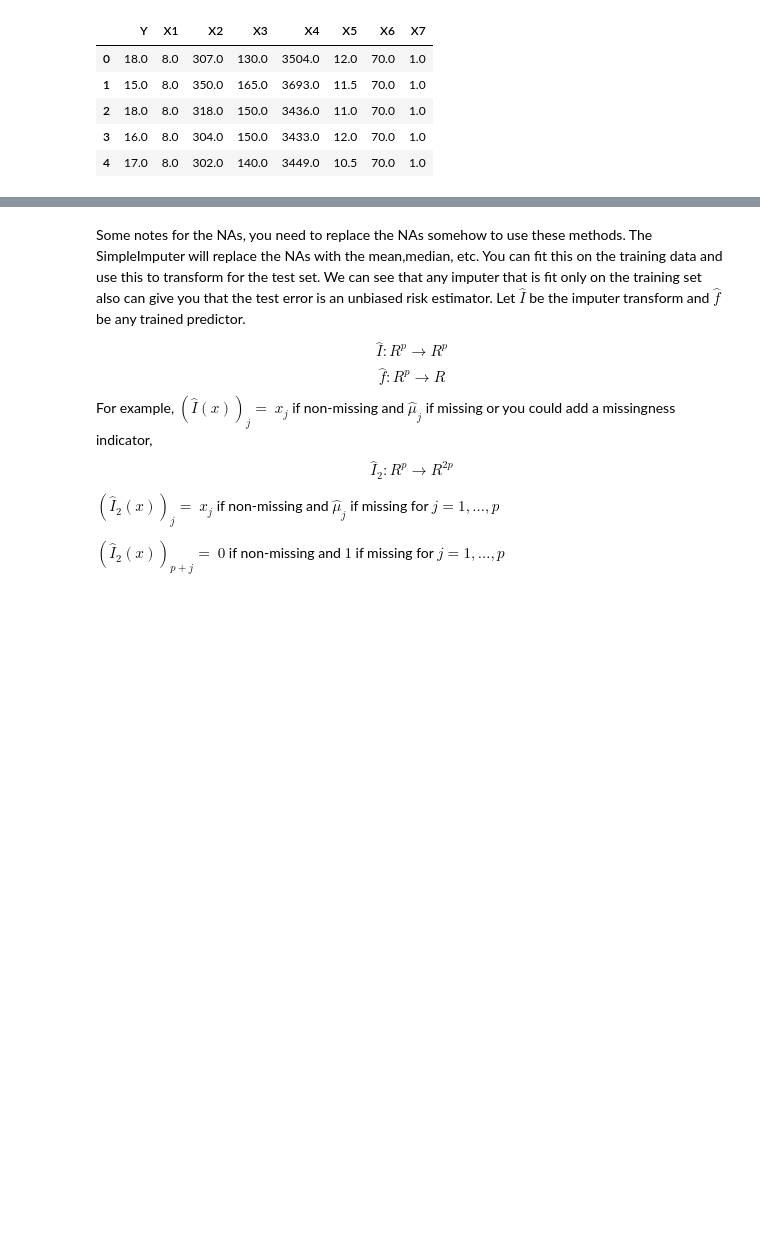
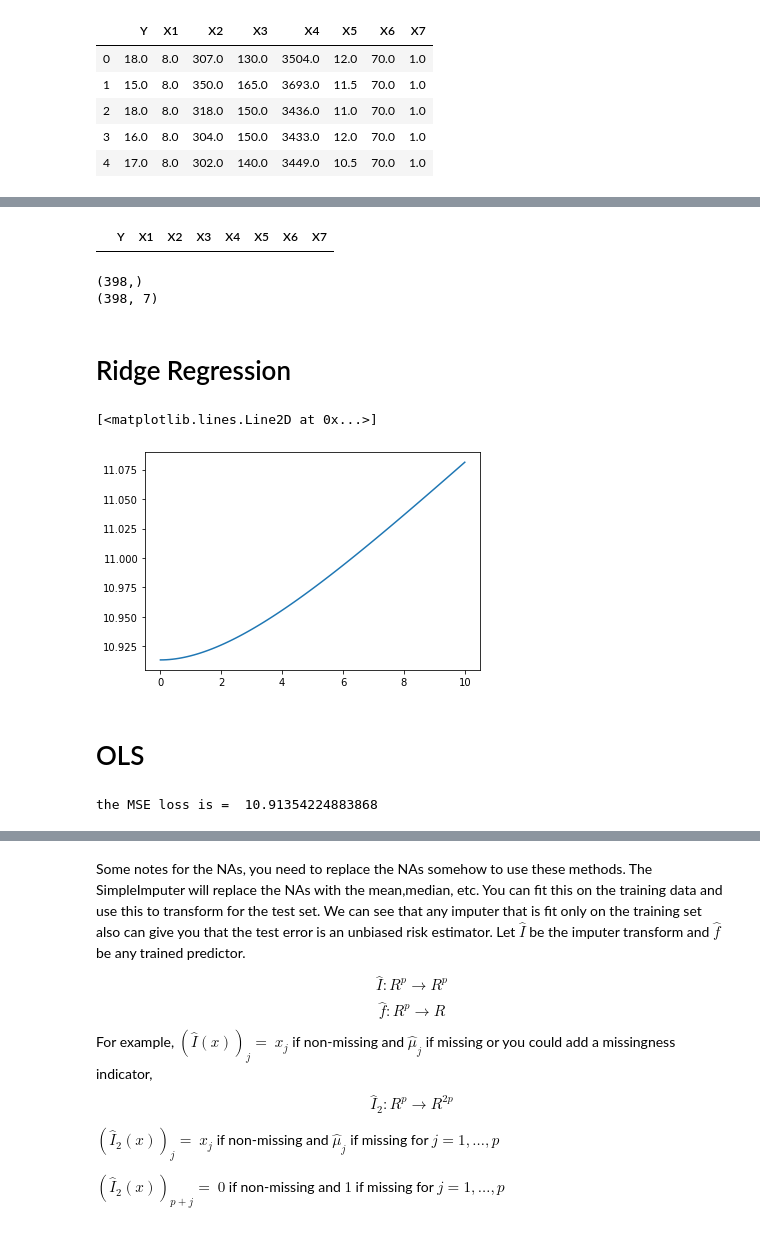
Before and after one commit to kvali7/Stat-ML-Playground, a Jupyter notebook: hw1/hw1.ipynb, the cells around one changed output, grey strips where cells are left out. Drawn from its saved outputs; the diff is of its cells as text; code cells hidden in the pictures; blank space fills up the shorter version.

```diff
--- a/hw1/hw1.ipynb
+++ b/hw1/hw1.ipynb
@@ -171,0 +189,7 @@ data_mat.head()
+# %%
+# check for nans
+isNulls = data_mat.isnull().values == True
+numNulls = np.sum(isNulls)
+print("the count of nulls is = ", numNulls)
+meanX3 = data_mat.describe().X3['mean']
+print("the mean of X3 is ", meanX3)
@@ -171,0 +212,3 @@ data_mat.head()
+# %%
+data_mat["X3"] = data_mat["X3"].fillna(meanX3)
+data_mat[isNulls]
@@ -171,0 +223,41 @@ data_mat.head()
+# %%
+# check to see if any other Nulls remain
+data_mat[data_mat.isnull().values == True]
+# %% [output]
+|  | Y | X1 | X2 | X3 | X4 | X5 | X6 | X7 |
+# %%
+# now we split the data to X and y arrays
+y = np.array(data_mat["Y"])
+print(y.shape)
+del data_mat["Y"]
+X = np.array(data_mat)
+n,p = X.shape
+print(X.shape)
+# %% [output]
+(398,)
+(398, 7)
+# %%
+# standardizing the data
+Scaler = StandardScaler()
+Scaler.fit(X)
+X_std = Scaler.transform(X)
+# %% [markdown]
+# Ridge Regression
+# %%
+ridgeModels = [Ridge(alpha = alpha, fit_intercept=True).fit(X_std,y) for alpha in np.arange(0, 10.001, 0.1)]
+mseRidge = [metrics.mean_squared_error(y,m.predict(X_std)) for m in ridgeModels]
+
+plt.plot(np.arange(0, 10.001, 0.1), mseRidge)
+# %% [output]
+[<matplotlib.lines.Line2D at 0x...>]
+[figure, added]
+# %% [markdown]
+# OLS
+# %%
+# in the sklearn LinearRegression api, the intercept is added automatically
+LinReg = LinearRegression(fit_intercept = True)
+LinReg.fit(X_std,y)
+mseOLS = metrics.mean_squared_error(y,LinReg.predict(X_std))
+print("the MSE loss is = ", mseOLS)
+# %% [output]
+the MSE loss is =  10.91354224883868
```
Also changed, not shown: parts of 15 cells of this notebook.
